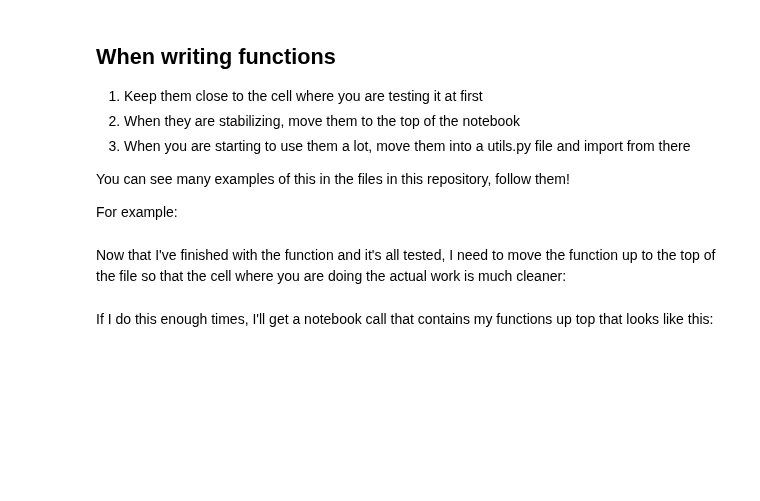
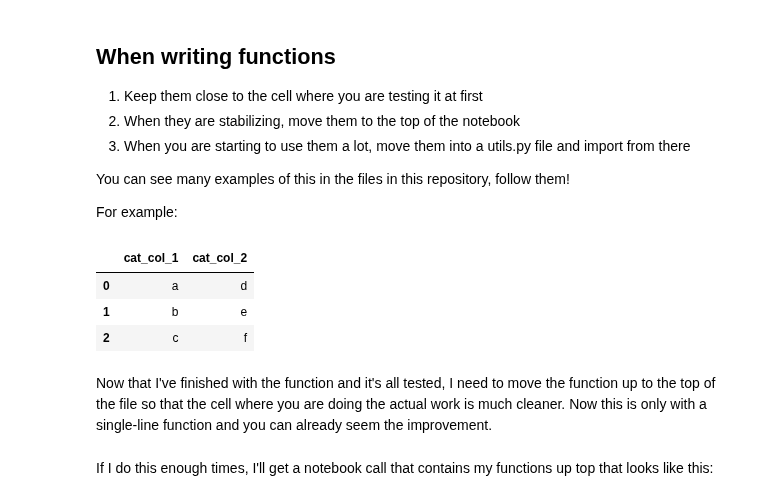
Before and after one commit to LDSSA/bootcamp, a Jupyter notebook: units/SLU19_Basic_Workflow/Learning notebook - SLU19 (Basic Workflow).ipynb, the cells around one changed output. Cells and saved outputs as stored; diff of their text form; code cells hidden in the pictures; blank space fills up the shorter version.

```diff
--- a/units/SLU19_Basic_Workflow/Learning notebook - SLU19 (Basic Workflow).ipynb
+++ b/units/SLU19_Basic_Workflow/Learning notebook - SLU19 (Basic Workflow).ipynb
@@ -64,19 +66,50 @@ Image('media/directory-structure.png', width=500)
 You can see many examples of this in the files in this repository, follow them!
 
 For example:
+# %%
+df = pd.DataFrame({
+    'int_col': [1, 2, 3],
+    'float_col': [1.0, 2.0, 3.0],
+    'cat_col_1': pd.Series(['a', 'b', 'c'], dtype='category'),
+    'cat_col_2': pd.Series(['d', 'e', 'f'], dtype='category')
+})
+
+df_medium = pd.DataFrame({
+    'int_col': [1, 2, 3],
+    'float_col': [1.0, 2.0, 3.0],
+    'cat_col_1': pd.Series(['a', 'b', 'c'], dtype='category'),
+    'cat_col_2': pd.Series(['d', 'e', 'f'], dtype='category'),
+    'last_col': [9, 10, 00]
+})
+
+df_full = pd.DataFrame({
+    'int_col': [1, 2, 3],
+    'float_col': [1.0, 2.0, 3.0],
+    'cat_col_1': pd.Series(['a', 'b', 'c'], dtype='category'),
+    'cat_col_2': pd.Series(['d', 'e', 'f'], dtype='category'),
+    'int_col_2': [1, 2, 3],
+    'float_col_2': [1.0, 2.0, 3.0],
+    'cat_col_3': pd.Series(['a', 'b', 'c'], dtype='category'),
+    'cat_col_4': pd.Series(['d', 'e', 'f'], dtype='category')
+})
 # %%
 # I need a new function called get_categoricals
 
 def get_categoricals(_df):
-    return _df.get_dtypes('categorical').columns
+    return _df.select_dtypes(include=['category'])
 
 # and I'm going to use it here
 
-cat_columns = get_categoricals(df)
-cat_columns_full_dataset = get_categoricals(df_full)
-cat_columns_medium_dataset = get_categoricals(df_medium)
+get_categoricals(df)
+get_categoricals(df_full)
+get_categoricals(df_medium)
+# %% [output]
+|  | cat_col_1 | cat_col_2 |
+| 0 | a | d |
+| 1 | b | e |
+| 2 | c | f |
 # %% [markdown]
-Now that I've finished with the function and it's all tested, I need to move the function up to the top of the file so that the cell where you are doing the actual work is much cleaner:
+Now that I've finished with the function and it's all tested, I need to move the function up to the top of the file so that the cell where you are doing the actual work is much cleaner. Now this is only with a single-line function and you can already seem the improvement.
 # %%
 # much cleaner, right?
 cat_columns = get_categoricals(df)
```
Also changed, not shown: parts of 16 cells of this notebook, 1 other file.
